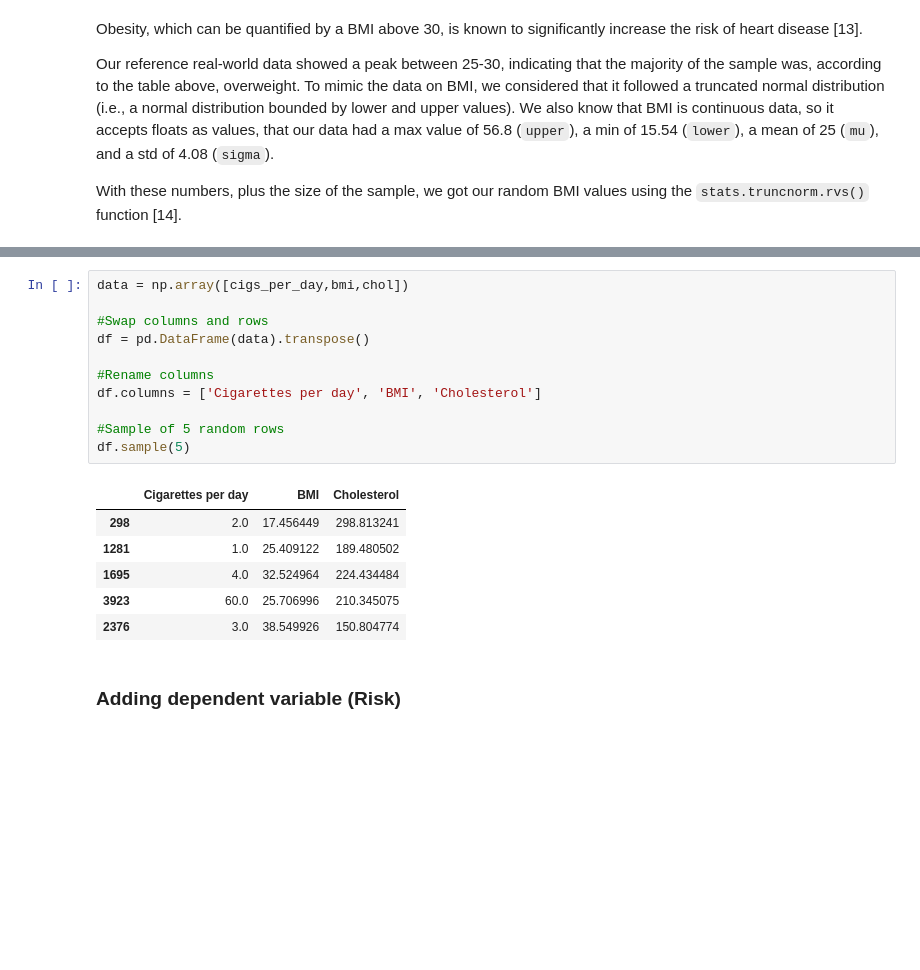
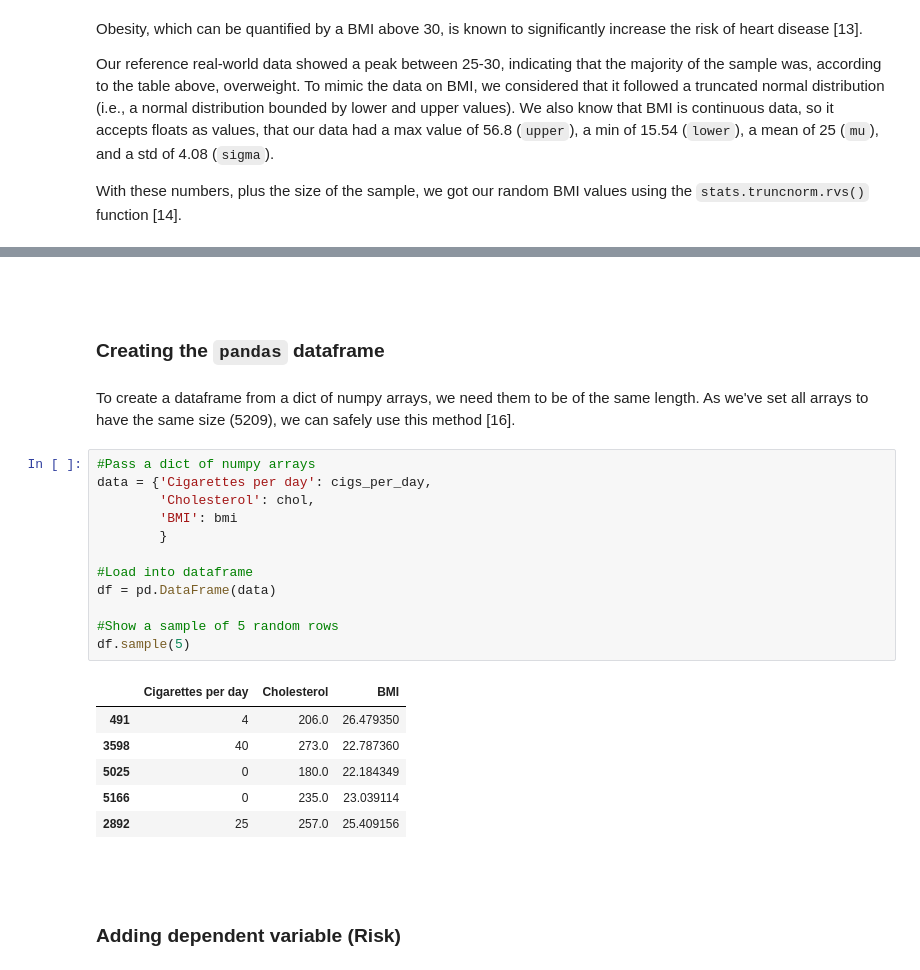
Before and after one commit to caioforteribeiro/progdaproject, a Jupyter notebook: simulation.ipynb, the cells around one changed output, grey strips where cells are left out. Cells and saved outputs as stored; diff of their text form; blank space fills up the shorter version.

Commit message:
Added image, explanation on dependent variable, and re-loaded dataframe

```diff
--- a/simulation.ipynb
+++ b/simulation.ipynb
@@ -213,20 +233,29 @@ plt.show()
+# %% [markdown]
+<br>
+# %% [markdown]
+### Creating the `pandas` dataframe
+# %% [markdown]
+To create a dataframe from a dict of numpy arrays, we need them to be of the same length. As we've set all arrays to have the same size (5209), we can safely use this method \[16\].
 # %%
-data = np.array([cigs_per_day,bmi,chol])
+#Pass a dict of numpy arrays
+data = {'Cigarettes per day': cigs_per_day,
+        'Cholesterol': chol,
+        'BMI': bmi
+        }
 
-#Swap columns and rows
-df = pd.DataFrame(data).transpose()
+#Load into dataframe
+df = pd.DataFrame(data)
 
-#Rename columns
-df.columns = ['Cigarettes per day', 'BMI', 'Cholesterol']
-
-#Sample of 5 random rows
+#Show a sample of 5 random rows
 df.sample(5)
 # %% [output]
-|  | Cigarettes per day | BMI | Cholesterol |
-| 298 | 2.0 | 17.456449 | 298.813241 |
-| 1281 | 1.0 | 25.409122 | 189.480502 |
-| 1695 | 4.0 | 32.524964 | 224.434484 |
-| 3923 | 60.0 | 25.706996 | 210.345075 |
-| 2376 | 3.0 | 38.549926 | 150.804774 |
+|  | Cigarettes per day | Cholesterol | BMI |
+| 491 | 4 | 206.0 | 26.479350 |
+| 3598 | 40 | 273.0 | 22.787360 |
+| 5025 | 0 | 180.0 | 22.184349 |
+| 5166 | 0 | 235.0 | 23.039114 |
+| 2892 | 25 | 257.0 | 25.409156 |
+# %% [markdown]
+<br>
 # %% [markdown]
 ### Adding dependent variable (Risk)
```
Also changed, not shown: parts of 23 cells of this notebook.
